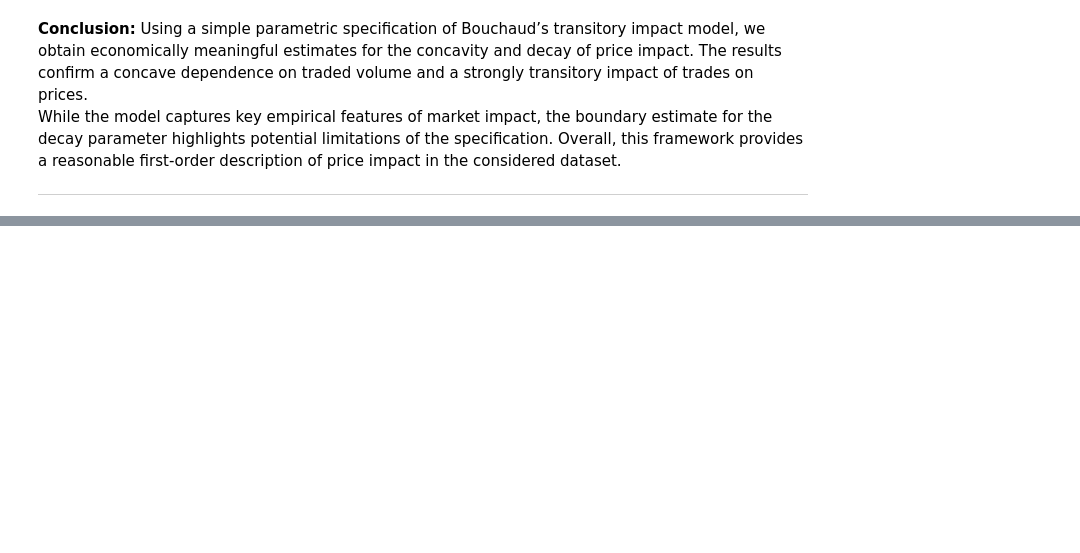
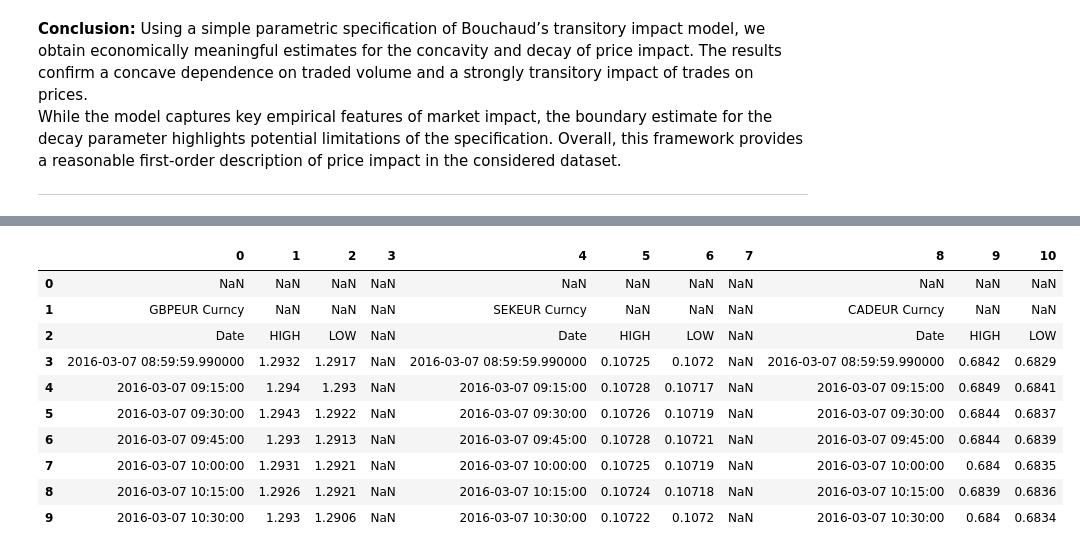
Before and after one commit to MatthieuHannaGerguis/Market_Risk_Project, a Jupyter notebook: notebooks/MarketRisk_Project.ipynb, the cells around one changed output, grey strips where cells are left out. Drawn from its saved outputs; the diff is of its cells as text; code cells hidden in the pictures; blank space fills up the shorter version.

```diff
--- a/notebooks/MarketRisk_Project.ipynb
+++ b/notebooks/MarketRisk_Project.ipynb
@@ -750,0 +767,16 @@ While the model captures key empirical features of market impact, the boundary e
+# %%
+# We load the dataset provided for TD5
+df_td5 = pd.read_excel("../data/Dataset_TD5.xlsx", header=None)
+df_td5.head(10)
+# %% [output]
+|  | 0 | 1 | 2 | 3 | 4 | 5 | 6 | 7 | 8 | 9 | 10 |
+| 0 | NaN | NaN | NaN | NaN | NaN | NaN | NaN | NaN | NaN | NaN | NaN |
+| 1 | GBPEUR Curncy | NaN | NaN | NaN | SEKEUR Curncy | NaN | NaN | NaN | CADEUR Curncy | NaN | NaN |
+| 2 | Date | HIGH | LOW | NaN | Date | HIGH | LOW | NaN | Date | HIGH | LOW |
+| 3 | 2016-03-07 08:59:59.990000 | 1.2932 | 1.2917 | NaN | 2016-03-07 08:59:59.990000 | 0.10725 | 0.1072 | NaN | 2016-03-07 08:59:59.990000 | 0.6842 | 0.6829 |
+| 4 | 2016-03-07 09:15:00 | 1.294 | 1.293 | NaN | 2016-03-07 09:15:00 | 0.10728 | 0.10717 | NaN | 2016-03-07 09:15:00 | 0.6849 | 0.6841 |
+| 5 | 2016-03-07 09:30:00 | 1.2943 | 1.2922 | NaN | 2016-03-07 09:30:00 | 0.10726 | 0.10719 | NaN | 2016-03-07 09:30:00 | 0.6844 | 0.6837 |
+| 6 | 2016-03-07 09:45:00 | 1.293 | 1.2913 | NaN | 2016-03-07 09:45:00 | 0.10728 | 0.10721 | NaN | 2016-03-07 09:45:00 | 0.6844 | 0.6839 |
+| 7 | 2016-03-07 10:00:00 | 1.2931 | 1.2921 | NaN | 2016-03-07 10:00:00 | 0.10725 | 0.10719 | NaN | 2016-03-07 10:00:00 | 0.684 | 0.6835 |
+| 8 | 2016-03-07 10:15:00 | 1.2926 | 1.2921 | NaN | 2016-03-07 10:15:00 | 0.10724 | 0.10718 | NaN | 2016-03-07 10:15:00 | 0.6839 | 0.6836 |
+| 9 | 2016-03-07 10:30:00 | 1.293 | 1.2906 | NaN | 2016-03-07 10:30:00 | 0.10722 | 0.1072 | NaN | 2016-03-07 10:30:00 | 0.684 | 0.6834 |
```
Also changed, not shown: parts of 11 cells of this notebook.
